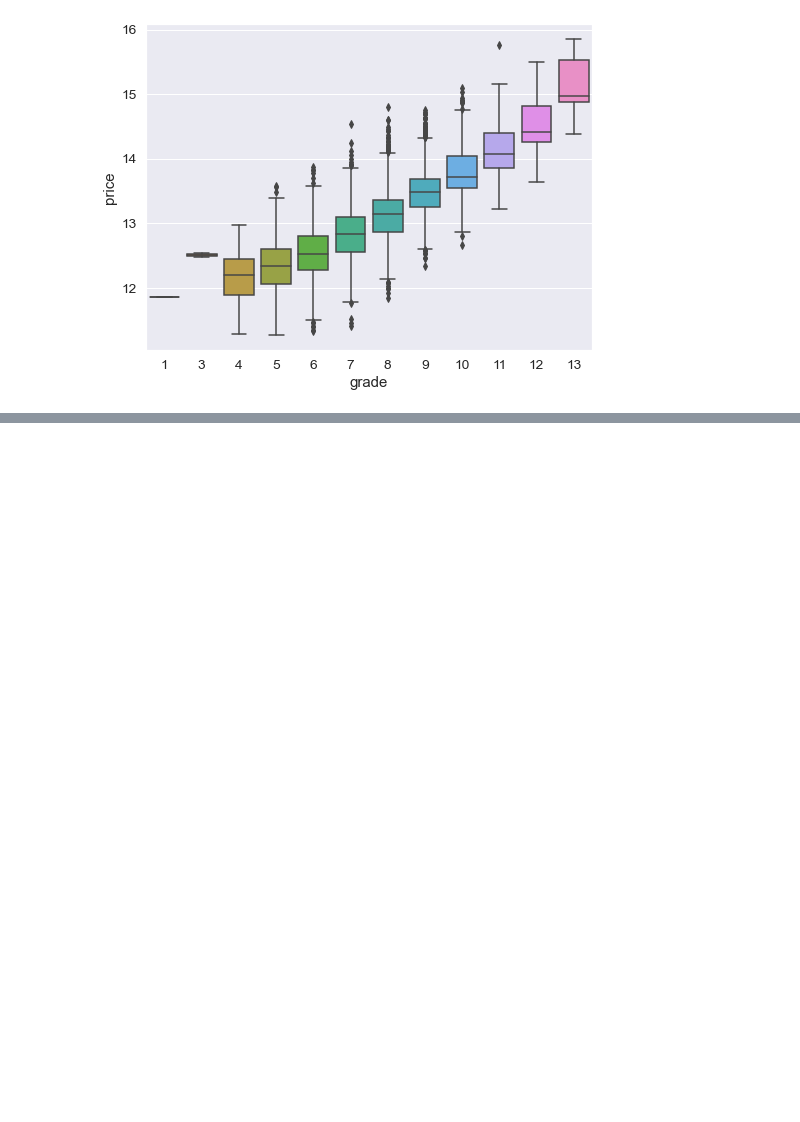
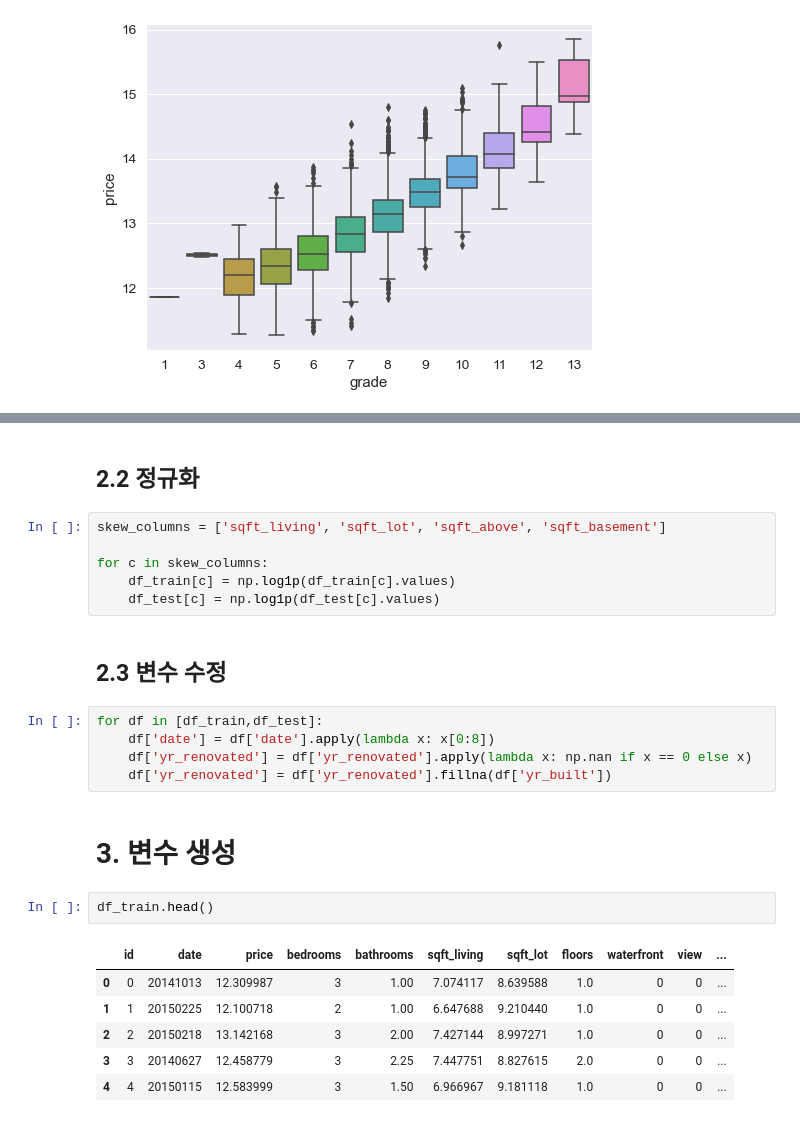
Before and after one commit to hyunji-ok/KAGGLE-Study, a Jupyter notebook: practice1/House Price Prediction.ipynb, the cells around one changed output, grey strips where cells are left out. Saved outputs shown, nothing was run; the diff lists cells and outputs as text; blank space fills up the shorter version.

```diff
--- a/practice1/House Price Prediction.ipynb
+++ b/practice1/House Price Prediction.ipynb
@@ -267,0 +324,26 @@ fig = sns.boxplot(x='grade', y="price", data=data)
+# %% [markdown]
+## 2.2 정규화
+# %%
+skew_columns = ['sqft_living', 'sqft_lot', 'sqft_above', 'sqft_basement']
+
+for c in skew_columns:
+    df_train[c] = np.log1p(df_train[c].values)
+    df_test[c] = np.log1p(df_test[c].values)
+# %% [markdown]
+## 2.3 변수 수정
+# %%
+for df in [df_train,df_test]:
+    df['date'] = df['date'].apply(lambda x: x[0:8])
+    df['yr_renovated'] = df['yr_renovated'].apply(lambda x: np.nan if x == 0 else x)
+    df['yr_renovated'] = df['yr_renovated'].fillna(df['yr_built'])
+# %% [markdown]
+# 3. 변수 생성
+# %%
+df_train.head()
+# %% [output]
+|  | id | date | price | bedrooms | bathrooms | sqft_living | sqft_lot | floors | waterfront | view | ... |
+| 0 | 0 | 20141013 | 12.309987 | 3 | 1.00 | 7.074117 | 8.639588 | 1.0 | 0 | 0 | ... |
+| 1 | 1 | 20150225 | 12.100718 | 2 | 1.00 | 6.647688 | 9.210440 | 1.0 | 0 | 0 | ... |
+| 2 | 2 | 20150218 | 13.142168 | 3 | 2.00 | 7.427144 | 8.997271 | 1.0 | 0 | 0 | ... |
+| 3 | 3 | 20140627 | 12.458779 | 3 | 2.25 | 7.447751 | 8.827615 | 2.0 | 0 | 0 | ... |
+| 4 | 4 | 20150115 | 12.583999 | 3 | 1.50 | 6.966967 | 9.181118 | 1.0 | 0 | 0 | ... |
```
Also changed, not shown: parts of 22 cells of this notebook, 1 other file.
